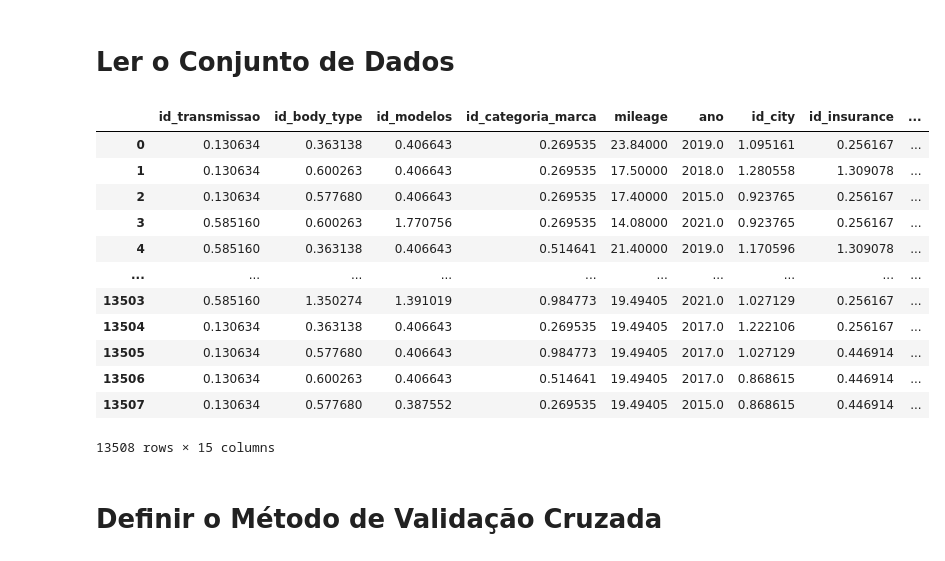
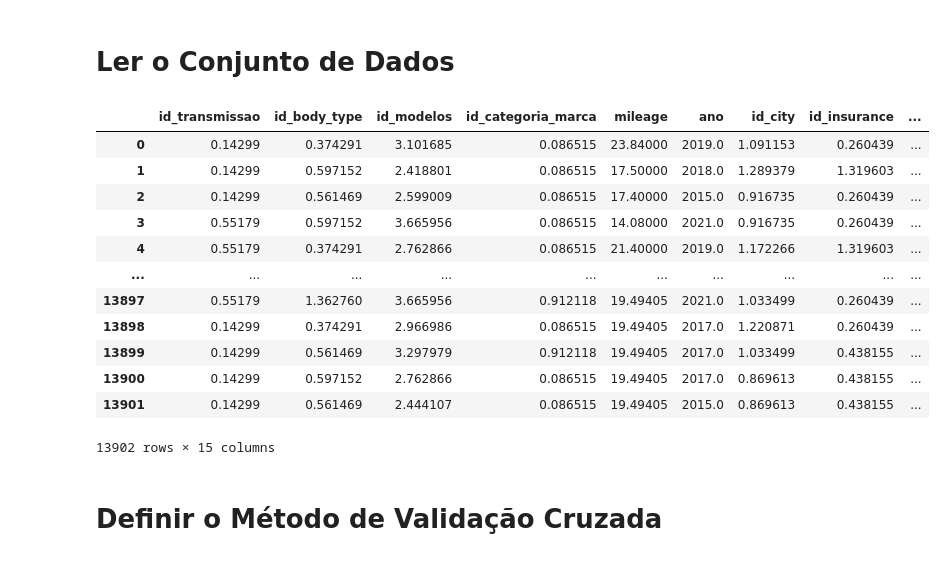
Before and after one commit to ruicoelhor22/AASE, a Jupyter notebook: atualregressao2.ipynb, the cells around one changed output. Drawn from its saved outputs; the diff is of its cells as text; code cells hidden in the pictures.

```diff
--- a/atualregressao2.ipynb
+++ b/atualregressao2.ipynb
@@ -68,22 +68,22 @@ METRICS = {
 # %% [markdown]
 # Ler o Conjunto de Dados
 # %%
-d = pd.read_csv("Cenario11-12-2023V2.csv")
+d = pd.read_csv("Acenario2Ideia12-12.csv")
 d
 # %% [output]
 |  | id_transmissao | id_body_type | id_modelos | id_categoria_marca | mileage | ano | id_city | id_insurance | ... |
-| 0 | 0.130634 | 0.363138 | 0.406643 | 0.269535 | 23.84000 | 2019.0 | 1.095161 | 0.256167 | ... |
-| 1 | 0.130634 | 0.600263 | 0.406643 | 0.269535 | 17.50000 | 2018.0 | 1.280558 | 1.309078 | ... |
-| 2 | 0.130634 | 0.577680 | 0.406643 | 0.269535 | 17.40000 | 2015.0 | 0.923765 | 0.256167 | ... |
-| 3 | 0.585160 | 0.600263 | 1.770756 | 0.269535 | 14.08000 | 2021.0 | 0.923765 | 0.256167 | ... |
-| 4 | 0.585160 | 0.363138 | 0.406643 | 0.514641 | 21.40000 | 2019.0 | 1.170596 | 1.309078 | ... |
+| 0 | 0.14299 | 0.374291 | 3.101685 | 0.086515 | 23.84000 | 2019.0 | 1.091153 | 0.260439 | ... |
+| 1 | 0.14299 | 0.597152 | 2.418801 | 0.086515 | 17.50000 | 2018.0 | 1.289379 | 1.319603 | ... |
+| 2 | 0.14299 | 0.561469 | 2.599009 | 0.086515 | 17.40000 | 2015.0 | 0.916735 | 0.260439 | ... |
+| 3 | 0.55179 | 0.597152 | 3.665956 | 0.086515 | 14.08000 | 2021.0 | 0.916735 | 0.260439 | ... |
+| 4 | 0.55179 | 0.374291 | 2.762866 | 0.086515 | 21.40000 | 2019.0 | 1.172266 | 1.319603 | ... |
 | ... | ... | ... | ... | ... | ... | ... | ... | ... | ... |
-| 13503 | 0.585160 | 1.350274 | 1.391019 | 0.984773 | 19.49405 | 2021.0 | 1.027129 | 0.256167 | ... |
-| 13504 | 0.130634 | 0.363138 | 0.406643 | 0.269535 | 19.49405 | 2017.0 | 1.222106 | 0.256167 | ... |
-| 13505 | 0.130634 | 0.577680 | 0.406643 | 0.984773 | 19.49405 | 2017.0 | 1.027129 | 0.446914 | ... |
-| 13506 | 0.130634 | 0.600263 | 0.406643 | 0.514641 | 19.49405 | 2017.0 | 0.868615 | 0.446914 | ... |
-| 13507 | 0.130634 | 0.577680 | 0.387552 | 0.269535 | 19.49405 | 2015.0 | 0.868615 | 0.446914 | ... |
+| 13897 | 0.55179 | 1.362760 | 3.665956 | 0.912118 | 19.49405 | 2021.0 | 1.033499 | 0.260439 | ... |
+| 13898 | 0.14299 | 0.374291 | 2.966986 | 0.086515 | 19.49405 | 2017.0 | 1.220871 | 0.260439 | ... |
+| 13899 | 0.14299 | 0.561469 | 3.297979 | 0.912118 | 19.49405 | 2017.0 | 1.033499 | 0.438155 | ... |
+| 13900 | 0.14299 | 0.597152 | 2.762866 | 0.086515 | 19.49405 | 2017.0 | 0.869613 | 0.438155 | ... |
+| 13901 | 0.14299 | 0.561469 | 2.444107 | 0.086515 | 19.49405 | 2015.0 | 0.869613 | 0.438155 | ... |
-13508 rows × 15 columns
+13902 rows × 15 columns
 # %%
 X, y = d.drop("resale_price_Lakh", axis=1), d["resale_price_Lakh"]
 # %% [markdown]
```
Also changed, not shown: parts of 5 cells of this notebook, 7 other files.
